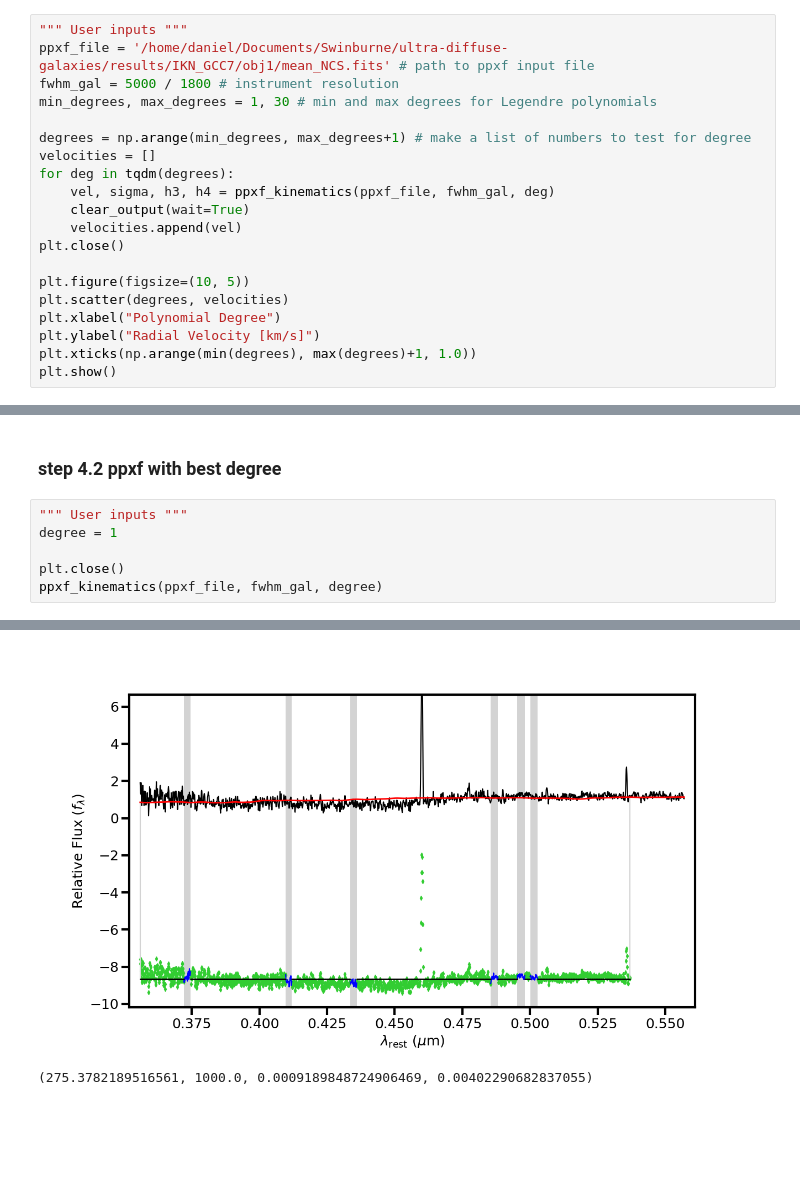
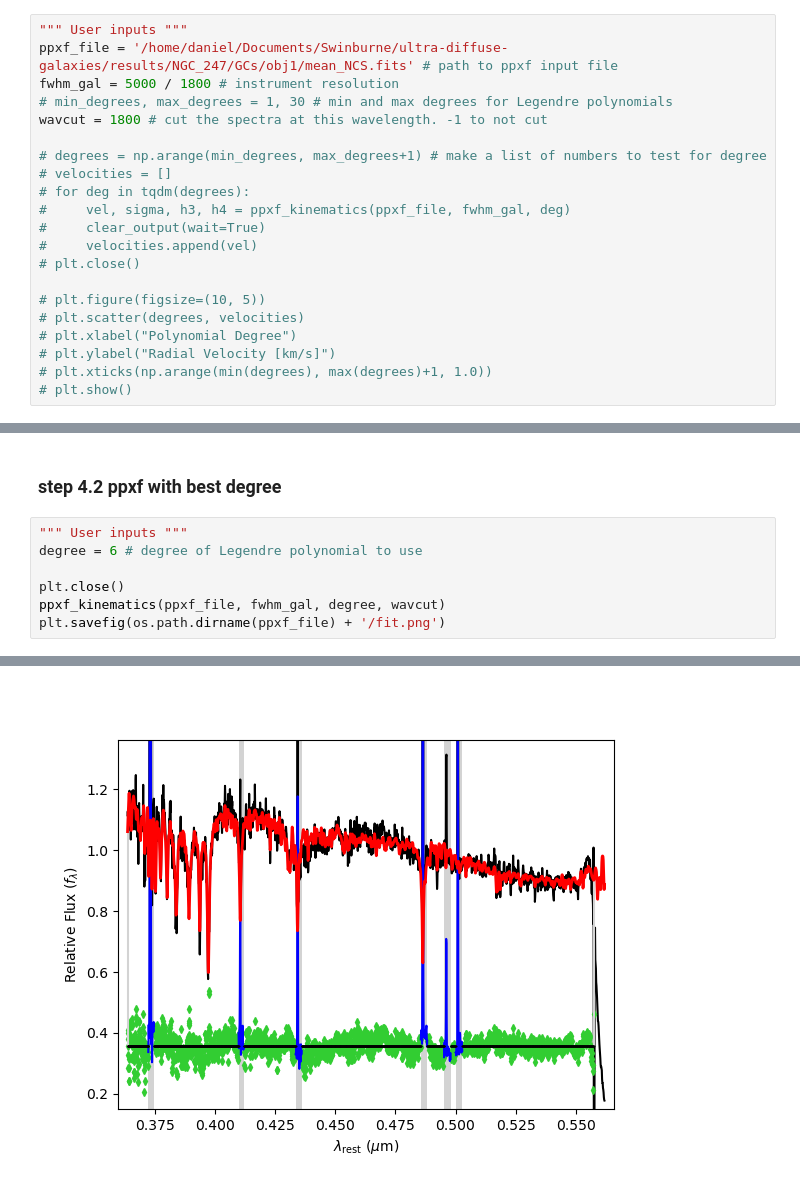
Before and after one commit to daniel-lyon/CAS-Summer-Project, a Jupyter notebook: scripts/main.ipynb, the cells around one changed output, grey strips where cells are left out. Drawn from its saved outputs; the diff is of its cells as text; blank space fills up the shorter version.

```diff
--- a/scripts/main.ipynb
+++ b/scripts/main.ipynb
@@ -99,21 +95,22 @@ OSError: File '/home/daniel/Documents/Swinburne/ultra-diffuse-galaxies/results/I
 ### step 4.1: Check ppxf velocities of degrees
 # %%
 """ User inputs """
-ppxf_file = '/home/daniel/Documents/Swinburne/ultra-diffuse-galaxies/results/IKN_GCC7/obj1/mean_NCS.fits' # path to ppxf input file
+ppxf_file = '/home/daniel/Documents/Swinburne/ultra-diffuse-galaxies/results/NGC_247/GCs/obj1/mean_NCS.fits' # path to ppxf input file
 fwhm_gal = 5000 / 1800 # instrument resolution
-min_degrees, max_degrees = 1, 30 # min and max degrees for Legendre polynomials
+# min_degrees, max_degrees = 1, 30 # min and max degrees for Legendre polynomials
+wavcut = 1800 # cut the spectra at this wavelength. -1 to not cut
 
-degrees = np.arange(min_degrees, max_degrees+1) # make a list of numbers to test for degree
-velocities = []
-for deg in tqdm(degrees):
-    vel, sigma, h3, h4 = ppxf_kinematics(ppxf_file, fwhm_gal, deg)
-    clear_output(wait=True)
-    velocities.append(vel)
-plt.close()
+# degrees = np.arange(min_degrees, max_degrees+1) # make a list of numbers to test for degree
+# velocities = []
+# for deg in tqdm(degrees):
+#     vel, sigma, h3, h4 = ppxf_kinematics(ppxf_file, fwhm_gal, deg)
+#     clear_output(wait=True)
+#     velocities.append(vel)
+# plt.close()
 
-plt.figure(figsize=(10, 5))
-plt.scatter(degrees, velocities)
-plt.xlabel("Polynomial Degree")
-plt.ylabel("Radial Velocity [km/s]")
-plt.xticks(np.arange(min(degrees), max(degrees)+1, 1.0))
-plt.show()
+# plt.figure(figsize=(10, 5))
+# plt.scatter(degrees, velocities)
+# plt.xlabel("Polynomial Degree")
+# plt.ylabel("Radial Velocity [km/s]")
+# plt.xticks(np.arange(min(degrees), max(degrees)+1, 1.0))
+# plt.show()
@@ -123,8 +118,9 @@ plt.show()
 ### step 4.2 ppxf with best degree
 # %%
 """ User inputs """
-degree = 1
+degree = 6 # degree of Legendre polynomial to use
 
 plt.close()
-ppxf_kinematics(ppxf_file, fwhm_gal, degree)
+ppxf_kinematics(ppxf_file, fwhm_gal, degree, wavcut)
+plt.savefig(os.path.dirname(ppxf_file) + '/fit.png')
 # %% [output]
@@ -143,2 +139 @@ Signal-to-noise ratio per pixel: 0.97
-[figure, old version]
+[figure, new version]
-(275.3782189516561, 1000.0, 0.0009189848724906469, 0.00402290682837055)
```
Also changed, not shown: parts of 5 cells of this notebook, 21 other files.
